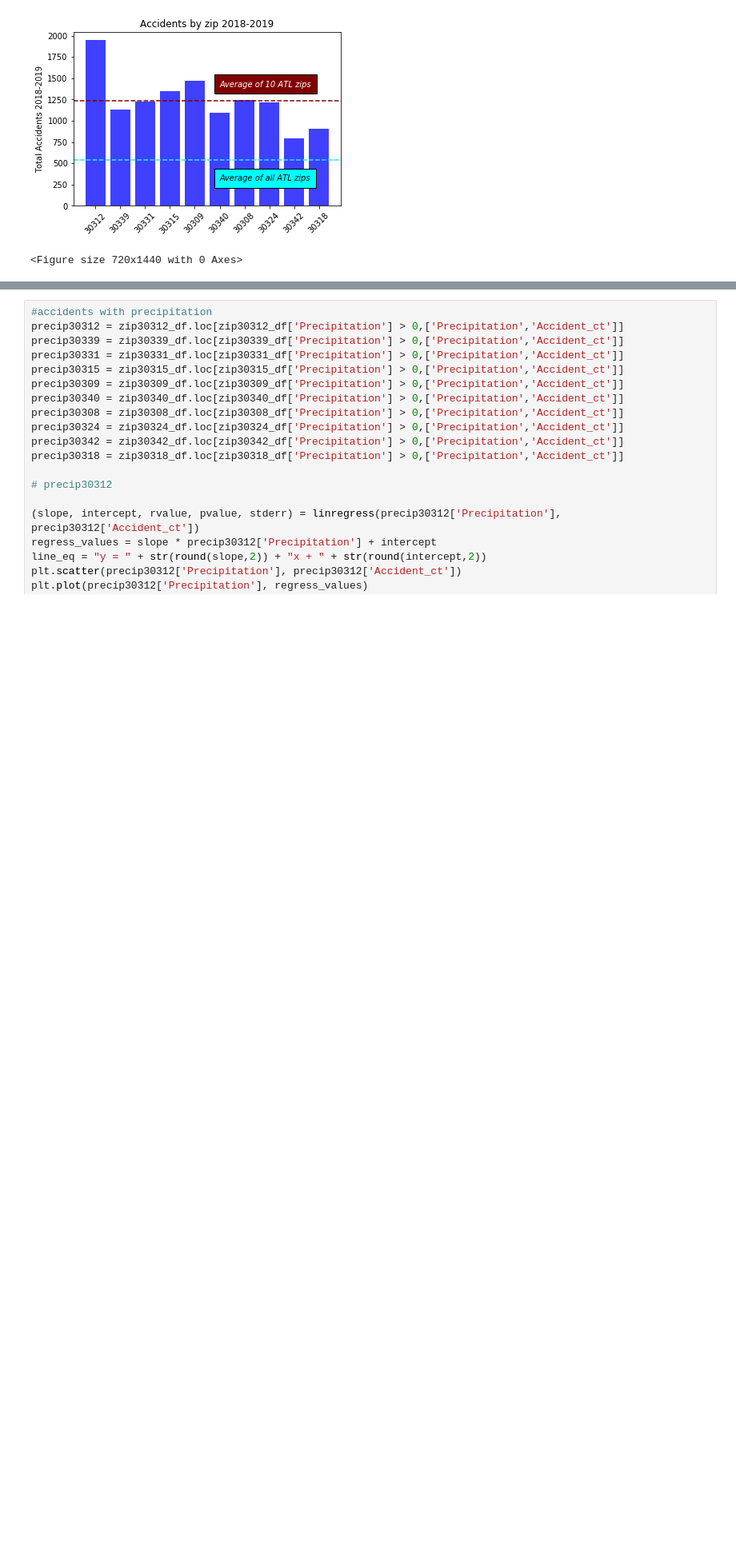
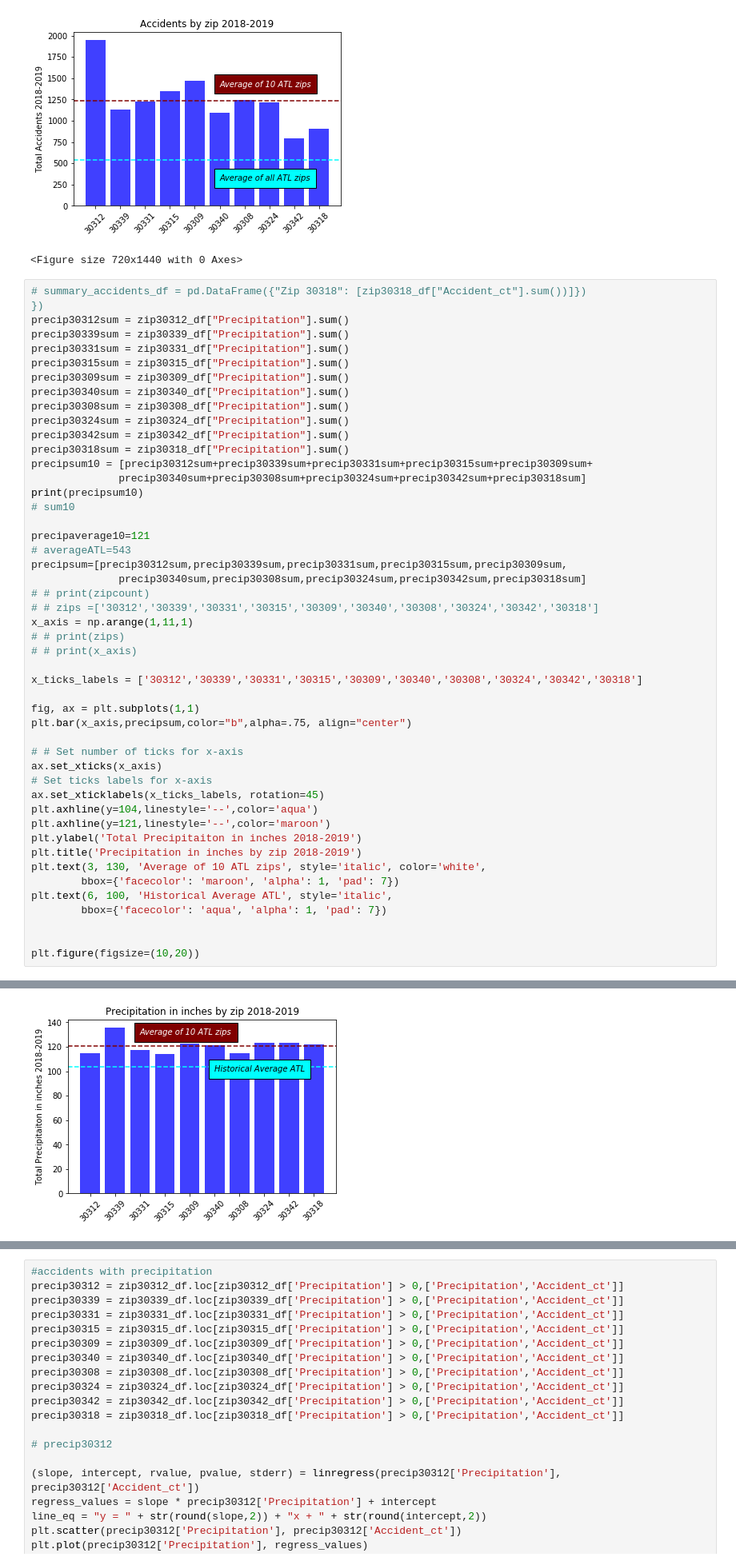
Before and after one commit to alexcaughman/iteration_station, a Jupyter notebook: slw_bar_charts-FINAL.ipynb, the cells around one changed output, grey strips where cells are left out. Shown at 80% size. Drawn from its saved outputs; the diff is of its cells as text; blank space fills up the shorter version.

```diff
--- a/slw_bar_charts-FINAL.ipynb
+++ b/slw_bar_charts-FINAL.ipynb
@@ -102,3 +102,51 @@ plt.figure(figsize=(10,20))
 <Figure size 720x1440 with 0 Axes>
 [figure]
 <Figure size 720x1440 with 0 Axes>
+# %%
+# summary_accidents_df = pd.DataFrame({"Zip 30318": [zip30318_df["Accident_ct"].sum())]})                                           })
+precip30312sum = zip30312_df["Precipitation"].sum()
+precip30339sum = zip30339_df["Precipitation"].sum()
+precip30331sum = zip30331_df["Precipitation"].sum()
+precip30315sum = zip30315_df["Precipitation"].sum()
+precip30309sum = zip30309_df["Precipitation"].sum()
+precip30340sum = zip30340_df["Precipitation"].sum()
+precip30308sum = zip30308_df["Precipitation"].sum()
+precip30324sum = zip30324_df["Precipitation"].sum()
+precip30342sum = zip30342_df["Precipitation"].sum()
+precip30318sum = zip30318_df["Precipitation"].sum()
+precipsum10 = [precip30312sum+precip30339sum+precip30331sum+precip30315sum+precip30309sum+
+              precip30340sum+precip30308sum+precip30324sum+precip30342sum+precip30318sum]
+print(precipsum10)
+# sum10
+
+precipaverage10=121
+# averageATL=543
+precipsum=[precip30312sum,precip30339sum,precip30331sum,precip30315sum,precip30309sum,
+              precip30340sum,precip30308sum,precip30324sum,precip30342sum,precip30318sum]
+# # print(zipcount)
+# # zips =['30312','30339','30331','30315','30309','30340','30308','30324','30342','30318']
+x_axis = np.arange(1,11,1)
+# # print(zips)
+# # print(x_axis)
+
+x_ticks_labels = ['30312','30339','30331','30315','30309','30340','30308','30324','30342','30318']
+
+fig, ax = plt.subplots(1,1)
+plt.bar(x_axis,precipsum,color="b",alpha=.75, align="center")
+
+# # Set number of ticks for x-axis
+ax.set_xticks(x_axis)
+# Set ticks labels for x-axis
+ax.set_xticklabels(x_ticks_labels, rotation=45)
+plt.axhline(y=104,linestyle='--',color='aqua')
+plt.axhline(y=121,linestyle='--',color='maroon')
+plt.ylabel('Total Precipitaiton in inches 2018-2019')
+plt.title('Precipitation in inches by zip 2018-2019')
+plt.text(3, 130, 'Average of 10 ATL zips', style='italic', color='white',
+        bbox={'facecolor': 'maroon', 'alpha': 1, 'pad': 7})
+plt.text(6, 100, 'Historical Average ATL', style='italic',
+        bbox={'facecolor': 'aqua', 'alpha': 1, 'pad': 7})
+
+
+plt.figure(figsize=(10,20))
+# %% [output]
@@ -104,0 +155 @@ plt.figure(figsize=(10,20))
+[figure, added]
```
Also changed, not shown: parts of 7 cells of this notebook, 1 other file.
